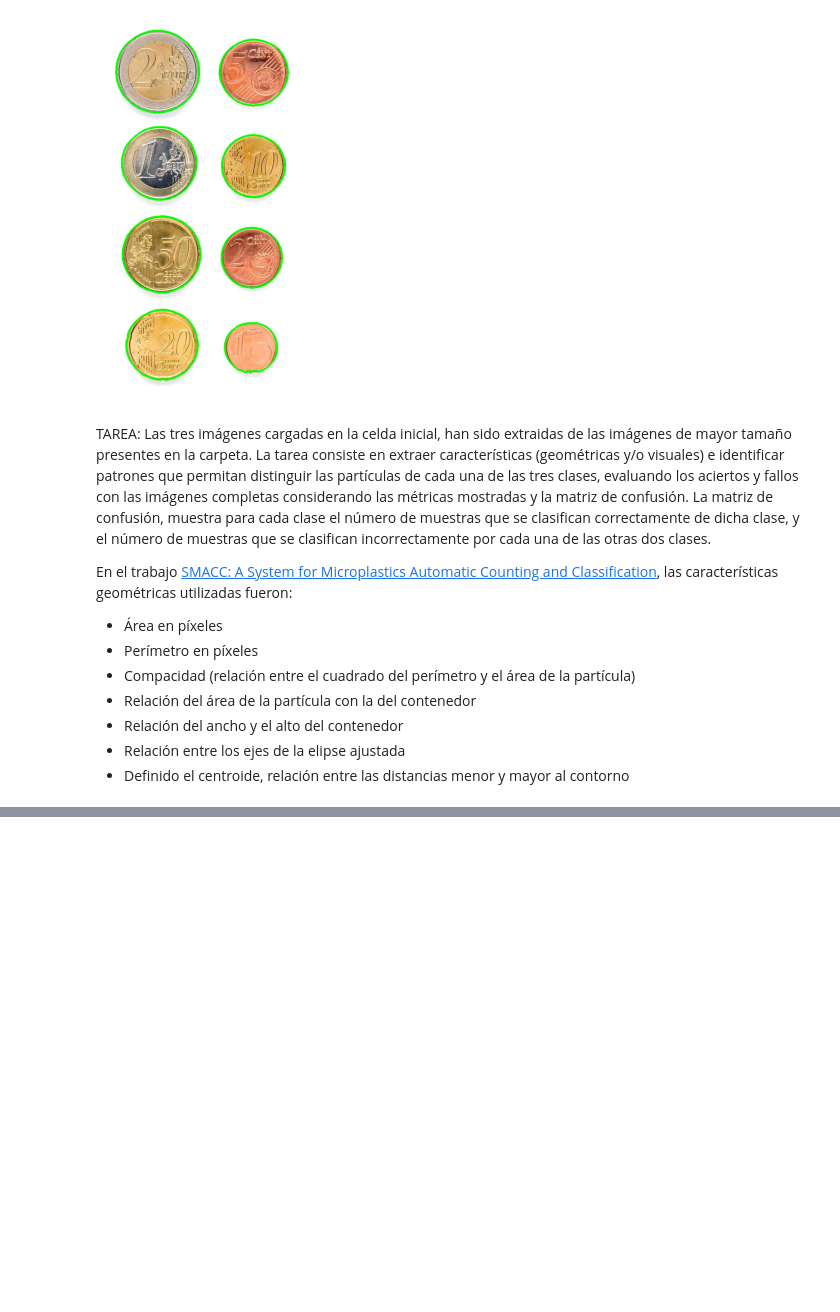
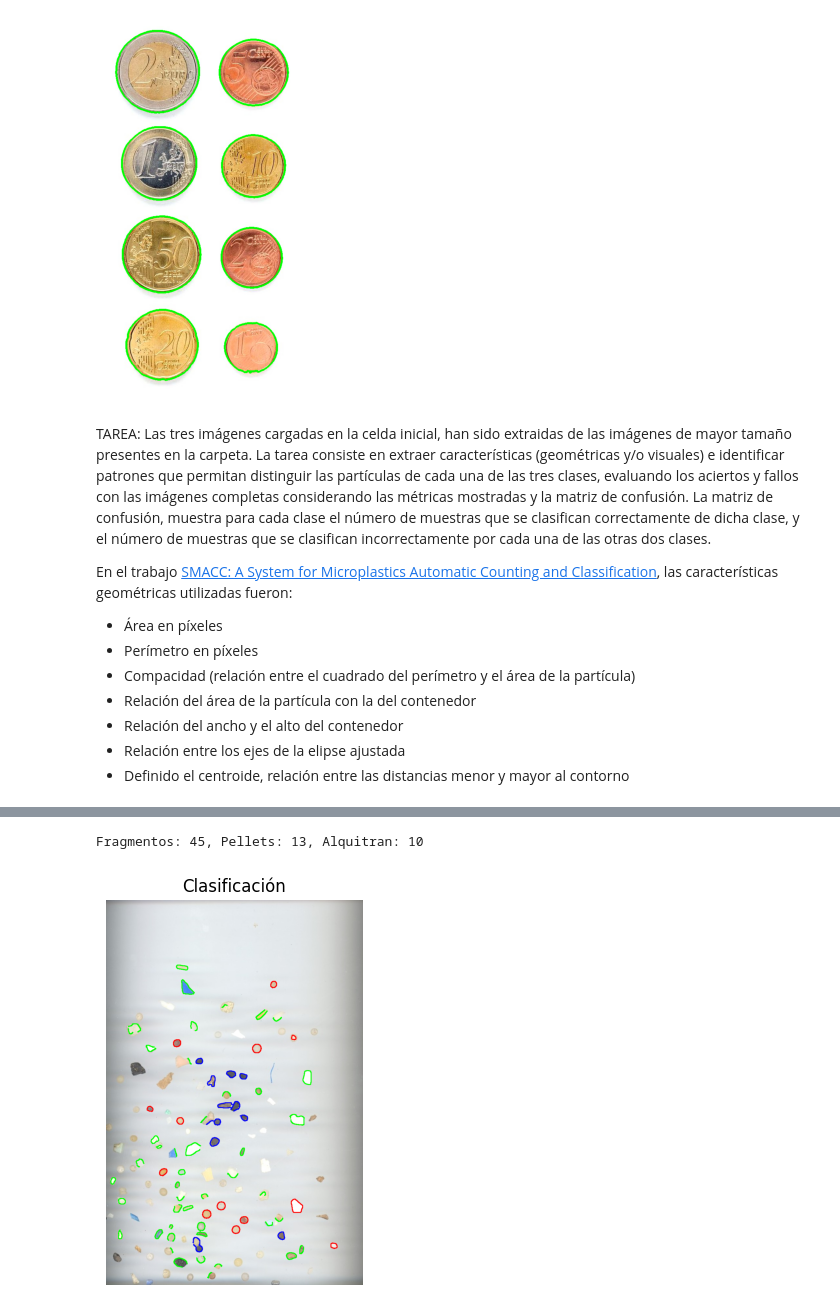
Before and after one commit to VisionPorComputador-G17/P3, a Jupyter notebook: VC_P3.ipynb, the cells around one changed output, grey strips where cells are left out. Cells and saved outputs as stored; diff of their text form; code cells hidden in the pictures; blank space fills up the shorter version.

```diff
--- a/VC_P3.ipynb
+++ b/VC_P3.ipynb
@@ -154,0 +172,58 @@ plt.show()
+# %%
+def clasificar_contornos(contornos, img_gris, img_rgb):
+    # Inicializar los contadores para cada tipo
+    fragmentos, pellets, alquitran = 0, 0, 0
+
+    # Recorrer contornos
+    for contorno in contornos:
+        # Calcular el área y el perímetro del contorno
+        area = cv2.contourArea(contorno)
+        perimetro = cv2.arcLength(contorno, True)
+
+        if area == 0:  # Evitar división entre cero
+            continue
+
+        # Calcular el rectángulo delimitador y el círculo envolvente mínimo para característica geométrica
+        _, _, w, h = cv2.boundingRect(contorno)
+        (cx, cy), radio = cv2.minEnclosingCircle(contorno)
+
+        # Características geométricas
+        relacion_aspecto = w / h if h != 0 else 0   # compara ancho y alto de rectángulo, si es cercano a 1 es más cuadrado que circular
+        compacidad = (perimetro ** 2) / area        # si la compacidad es baja es un fragmento con forma regular
+        circularidad = 4 * np.pi * (area / (perimetro ** 2))  # si es cercano a 1 es circular
+
+        # Color medio dentro del contorno (intensidad de gris para detectar alquitrán)
+        mascara = np.zeros_like(img_gris)                   # Crea una máscara negra
+        cv2.drawContours(mascara, [contorno], -1, 255, -1)  # Dibujar el contorno e inteiror como máscara blanca
+        color_medio = cv2.mean(img_gris, mask=mascara)[0]   # Promedio del color dentro del contorno
+
+        mask_alquitran = cv2.inRange(img_gris, 80, 100)                # Definimos el rango de valores de gris oscuro para alquitrán
+        contorno_alquitran = cv2.bitwise_and(mascara, mask_alquitran)  # Máscara con el rango de gris oscuro
+
+        if np.count_nonzero(contorno_alquitran) > 0:                   # Si el contorno es de rango gris oscuro, es alquitrán
+            alquitran += 1
+            cv2.drawContours(img_rgb, [contorno], -1, (0, 0, 255), 2)  # Contorno azul
+        elif circularidad > 0.8 and 0.8 < relacion_aspecto < 1.2:      # si es circular u ovalado, es pellet
+            pellets += 1
+            cv2.drawContours(img_rgb, [contorno], -1, (255, 0, 0), 2)  #Contorno rojo
+        else:                                                          # si no cumple nada de lo anterior, es fragmento
+            fragmentos += 1
+            cv2.drawContours(img_rgb, [contorno], -1, (0, 255, 0), 2)  # Contorno verde
+
+    return fragmentos, pellets, alquitran
+
+# Clasificar los contornos
+fragmentos, pellets, alquitran = clasificar_contornos(contornos, img_gris, img_rgb)
+
+# Imprime la cantidad de cada tipo
+print(f"Fragmentos: {fragmentos}, Pellets: {pellets}, Alquitran: {alquitran}")
+
+# Mostrar imagen con contornos clasificados
+plt.figure(figsize=(10, 5))
+plt.axis("off")
+plt.imshow(img_rgb)
+plt.title("Clasificación")
+plt.show()
+# %% [output]
+Fragmentos: 45, Pellets: 13, Alquitran: 10
+[figure, added]
```
Also changed, not shown: parts of 4 cells of this notebook.
